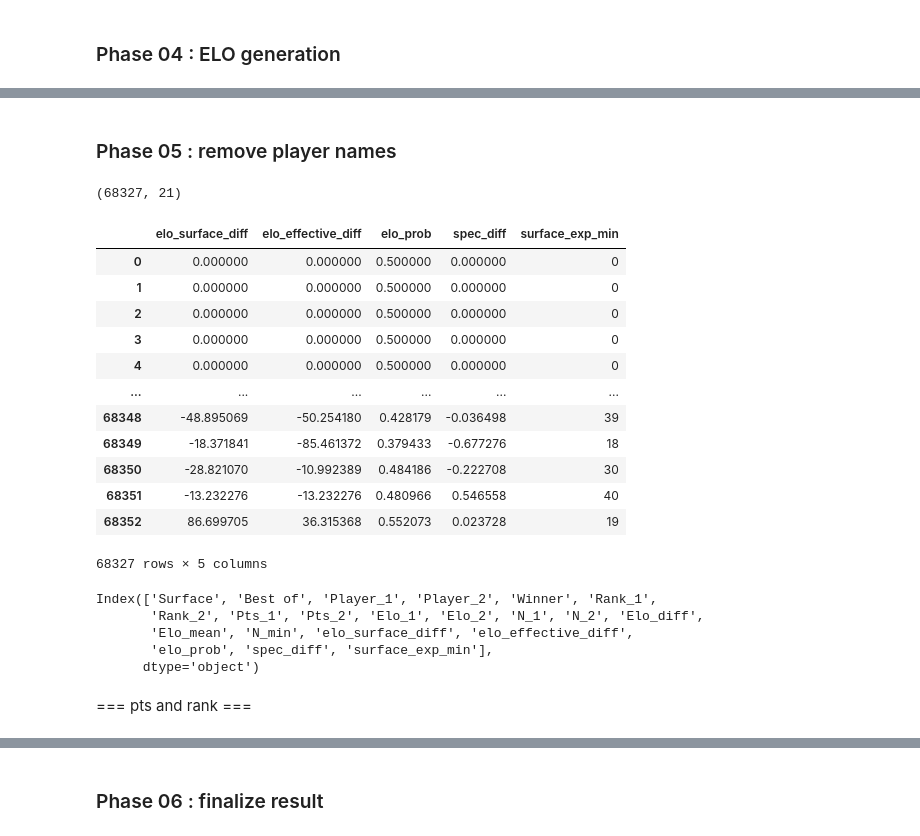
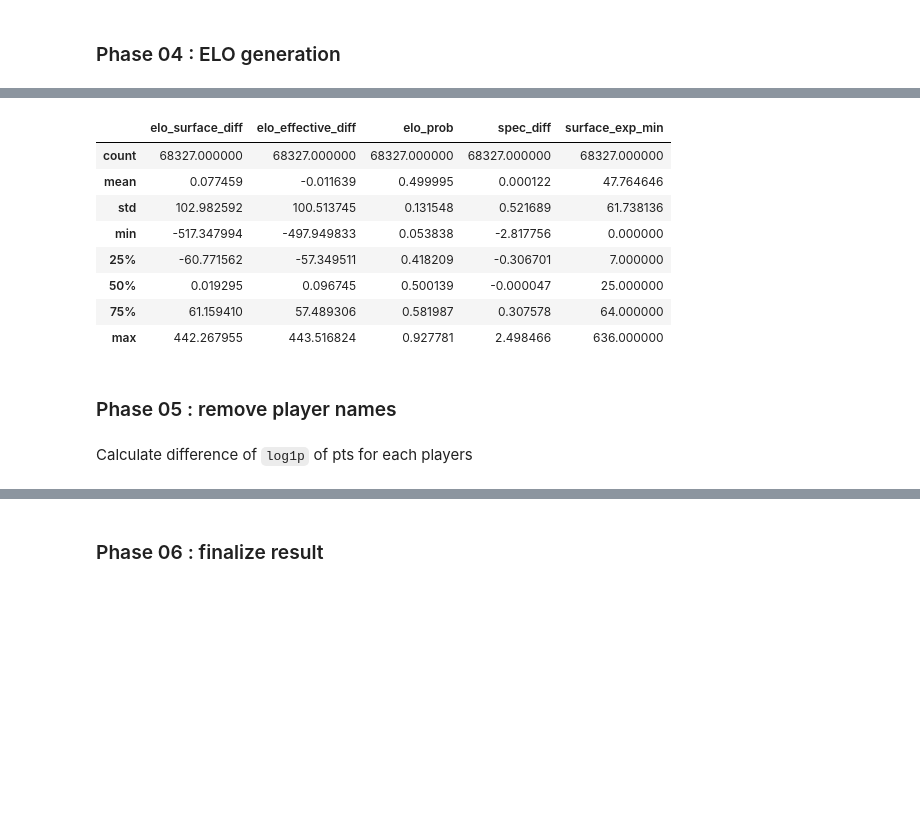
Before and after one commit to nily-warehouse/Tennis-Prediction, a Jupyter notebook: notebooks/exploration.ipynb, the cells around one changed output, grey strips where cells are left out. Drawn from its saved outputs; the diff is of its cells as text; code cells hidden in the pictures; blank space fills up the shorter version.

```diff
--- a/exploration.ipynb
+++ b/notebooks/exploration.ipynb
@@ -284,3 +279,3 @@ Date
 # %%
-# omit some columns
-df_omited = df.drop(['Tournament', 'Date', 'Series', 'Court', 'Round', 'Odd_1', 'Odd_2', 'Score', 'Year'], axis=1)
+df = clean.omit_unnecessary_columns(df)
+df = clean.handle_missings(df)
@@ -318,28 +305,12 @@ plt.show()
 # %%
-import unicodedata
-
-def normalize_name(s):
-    s = s.fillna("").astype(str)
-    # strip diacritics: Čilić -> Cilic
-    s = s.map(lambda x: "".join(
-        c for c in unicodedata.normalize("NFKD", x)
-        if not unicodedata.combining(c)
-    ))
-    s = (s.str.replace(r"\s+", " ", regex=True)   # collapse inner spaces
-          .str.replace(r"\s*\.\s*", ".", regex=True)  # "N ." -> "N."
-          .str.strip())
-    return s
-
-# before/after check
+# before check
 print("Before space fixes:", counts.shape)
-df_normalized_name = df_index_fixed.copy()
 
 # normalize spaces in names
-for c in ["Player_1", "Player_2", "Winner"]:
-    df_normalized_name[c] = normalize_name(df_normalized_name[c])
+df = name_fix.normalize_name_spaces(df)
 
 # re-calculate unique names
-counts = pd.concat([df_normalized_name.Player_1, df_normalized_name.Player_2]).value_counts()
+counts = name_fix.get_unique_names(df)
 print("After  space fixes:", counts.shape)
 # %% [output]
 Before space fixes: (1809,)
@@ -618,33 +356,17 @@ df_gELO_sELO = pd.concat([df_gELO_sELO, surface_feats], axis=1)
+# %%
+df[['elo_surface_diff', 'elo_effective_diff', 'elo_prob', 'spec_diff', 'surface_exp_min']].describe()
+# %% [output]
+|  | elo_surface_diff | elo_effective_diff | elo_prob | spec_diff | surface_exp_min |
+| count | 68327.000000 | 68327.000000 | 68327.000000 | 68327.000000 | 68327.000000 |
+| mean | 0.077459 | -0.011639 | 0.499995 | 0.000122 | 47.764646 |
+| std | 102.982592 | 100.513745 | 0.131548 | 0.521689 | 61.738136 |
+| min | -517.347994 | -497.949833 | 0.053838 | -2.817756 | 0.000000 |
+| 25% | -60.771562 | -57.349511 | 0.418209 | -0.306701 | 7.000000 |
+| 50% | 0.019295 | 0.096745 | 0.500139 | -0.000047 | 25.000000 |
+| 75% | 61.159410 | 57.489306 | 0.581987 | 0.307578 | 64.000000 |
+| max | 442.267955 | 443.516824 | 0.927781 | 2.498466 | 636.000000 |
 # %% [markdown]
 ### Phase 05 : remove player names
-# %%
-df_gELO_sELO.shape
-# %% [output]
-(68327, 21)
-# %%
-surface_feats
-# %% [output]
-|  | elo_surface_diff | elo_effective_diff | elo_prob | spec_diff | surface_exp_min |
-| 0 | 0.000000 | 0.000000 | 0.500000 | 0.000000 | 0 |
-| 1 | 0.000000 | 0.000000 | 0.500000 | 0.000000 | 0 |
-| 2 | 0.000000 | 0.000000 | 0.500000 | 0.000000 | 0 |
-| 3 | 0.000000 | 0.000000 | 0.500000 | 0.000000 | 0 |
-| 4 | 0.000000 | 0.000000 | 0.500000 | 0.000000 | 0 |
-| ... | ... | ... | ... | ... | ... |
-| 68348 | -48.895069 | -50.254180 | 0.428179 | -0.036498 | 39 |
-| 68349 | -18.371841 | -85.461372 | 0.379433 | -0.677276 | 18 |
-| 68350 | -28.821070 | -10.992389 | 0.484186 | -0.222708 | 30 |
-| 68351 | -13.232276 | -13.232276 | 0.480966 | 0.546558 | 40 |
-| 68352 | 86.699705 | 36.315368 | 0.552073 | 0.023728 | 19 |
-68327 rows × 5 columns
-# %%
-df_gELO_sELO.columns
-# %% [output]
-Index(['Surface', 'Best of', 'Player_1', 'Player_2', 'Winner', 'Rank_1',
-       'Rank_2', 'Pts_1', 'Pts_2', 'Elo_1', 'Elo_2', 'N_1', 'N_2', 'Elo_diff',
-       'Elo_mean', 'N_min', 'elo_surface_diff', 'elo_effective_diff',
-       'elo_prob', 'spec_diff', 'surface_exp_min'],
-      dtype='object')
 # %% [markdown]
-=== pts and rank ===
+Calculate difference of `log1p` of pts for each players
 # %%
```
Also changed, not shown: parts of 60 cells of this notebook, 6 other files.
